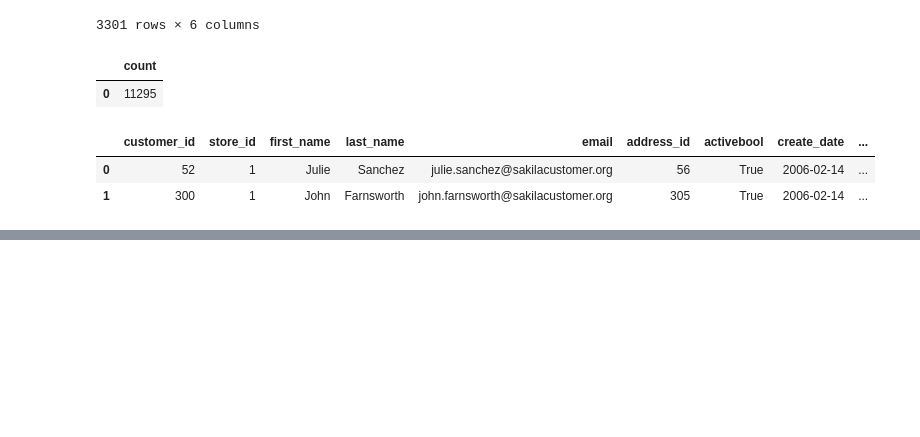
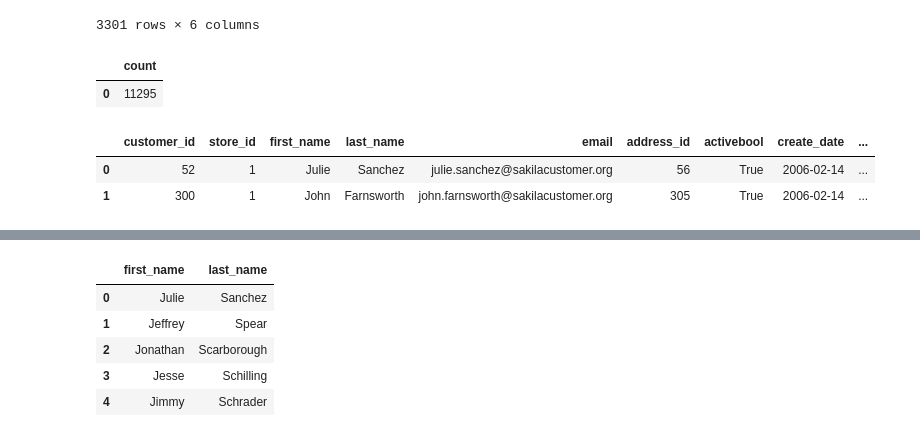
Before and after one commit to LukasRub/complete-sql-bootcamp, a Jupyter notebook: src/BETWEEN, IN, LIKE, ILIKE conditions.ipynb, the cells around one changed output, grey strips where cells are left out. Saved outputs shown, nothing was run; the diff lists cells and outputs as text; code cells hidden in the pictures; blank space fills up the shorter version.

```diff
--- a/src/BETWEEN, IN conditions.ipynb
+++ b/src/BETWEEN, IN, LIKE, ILIKE conditions.ipynb
@@ -201,0 +224,14 @@ with db_connection() as conn:
+# %%
+with db_connection() as conn:
+    conn.fetch_all("""SELECT first_name, last_name FROM customer
+                      WHERE
+                          first_name ILIKE 'j%'
+                        AND
+                          last_name ILIKE 's%';""")
+# %% [output]
+|  | first_name | last_name |
+| 0 | Julie | Sanchez |
+| 1 | Jeffrey | Spear |
+| 2 | Jonathan | Scarborough |
+| 3 | Jesse | Schilling |
+| 4 | Jimmy | Schrader |
```
Also changed, not shown: parts of 5 cells of this notebook.
